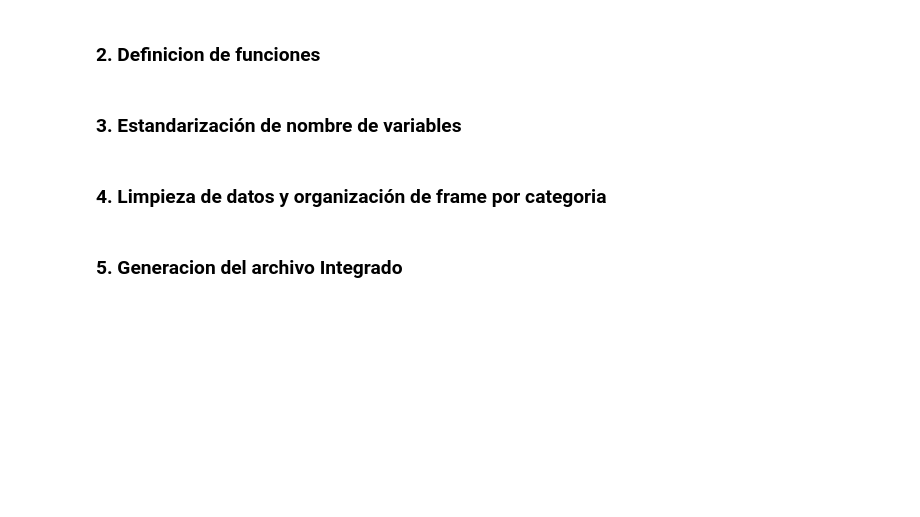
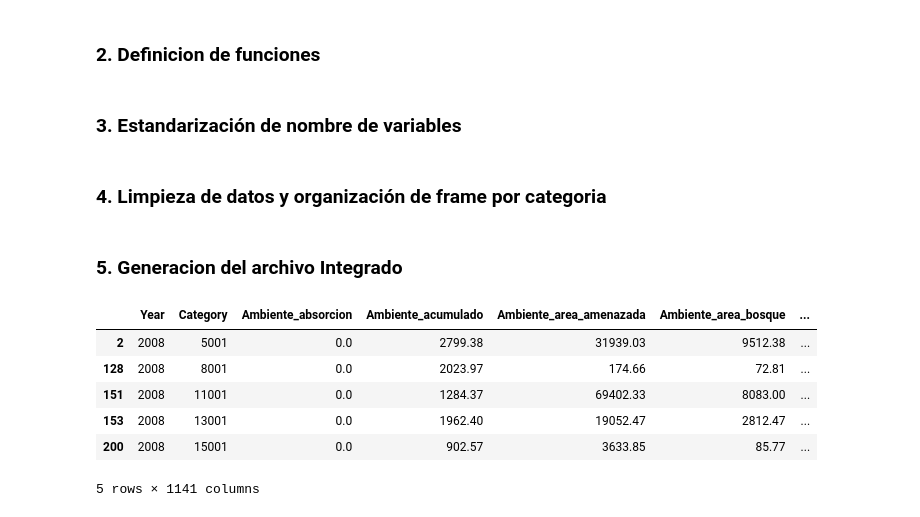
Before and after one commit to Daniel1388/Towns_ML, a Jupyter notebook: Data/Terridata_pre_processing.ipynb, the cells around one changed output. Cells and saved outputs as stored; diff of their text form; code cells hidden in the pictures; blank space fills up the shorter version.

Commit message:
Update Terridata_pre_processing.ipynb
actuazalizacion terridata

```diff
--- a/Data/Terridata_pre_processing.ipynb
+++ b/Data/Terridata_pre_processing.ipynb
@@ -1091,3 +1079,18 @@ join_columns = ["Category","Year"]
 merged_data = merge_files_by_columns(folder_path, join_columns)
 # %%
 merged_data .to_csv('C:/Users/ABI/Documents/1_Maestria/4_Proyect_Final/datos/Terridata/Base_0.csv', index=False)
+# %%
+ruta_archivo = 'C:/Users/ABI/Documents/1_Maestria/4_Proyect_Final/datos/Terridata/Base_0.csv'
+
+# Cargar el archivo de texto en un DataFrame
+df = pd.read_csv(ruta_archivo,sep=',')
+# %%
+df[df['seg_fluvial_ArmasIncautadas'].isna()].head()
+# %% [output]
+|  | Year | Category | Ambiente_absorcion | Ambiente_acumulado | Ambiente_area_amenazada | Ambiente_area_bosque | ... |
+| 2 | 2008 | 5001 | 0.0 | 2799.38 | 31939.03 | 9512.38 | ... |
+| 128 | 2008 | 8001 | 0.0 | 2023.97 | 174.66 | 72.81 | ... |
+| 151 | 2008 | 11001 | 0.0 | 1284.37 | 69402.33 | 8083.00 | ... |
+| 153 | 2008 | 13001 | 0.0 | 1962.40 | 19052.47 | 2812.47 | ... |
+| 200 | 2008 | 15001 | 0.0 | 902.57 | 3633.85 | 85.77 | ... |
+5 rows × 1141 columns
```
Also changed, not shown: parts of 2 cells of this notebook.
